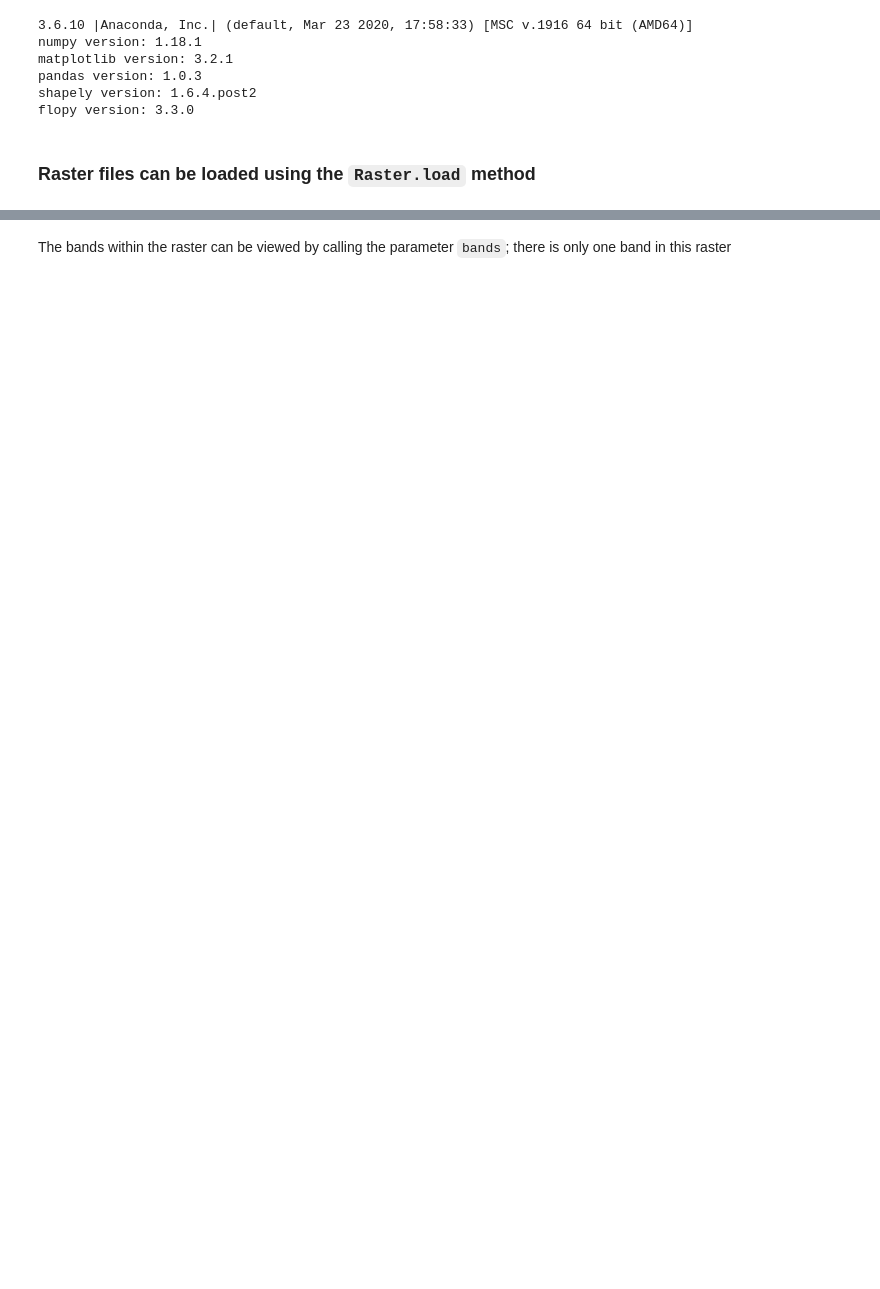
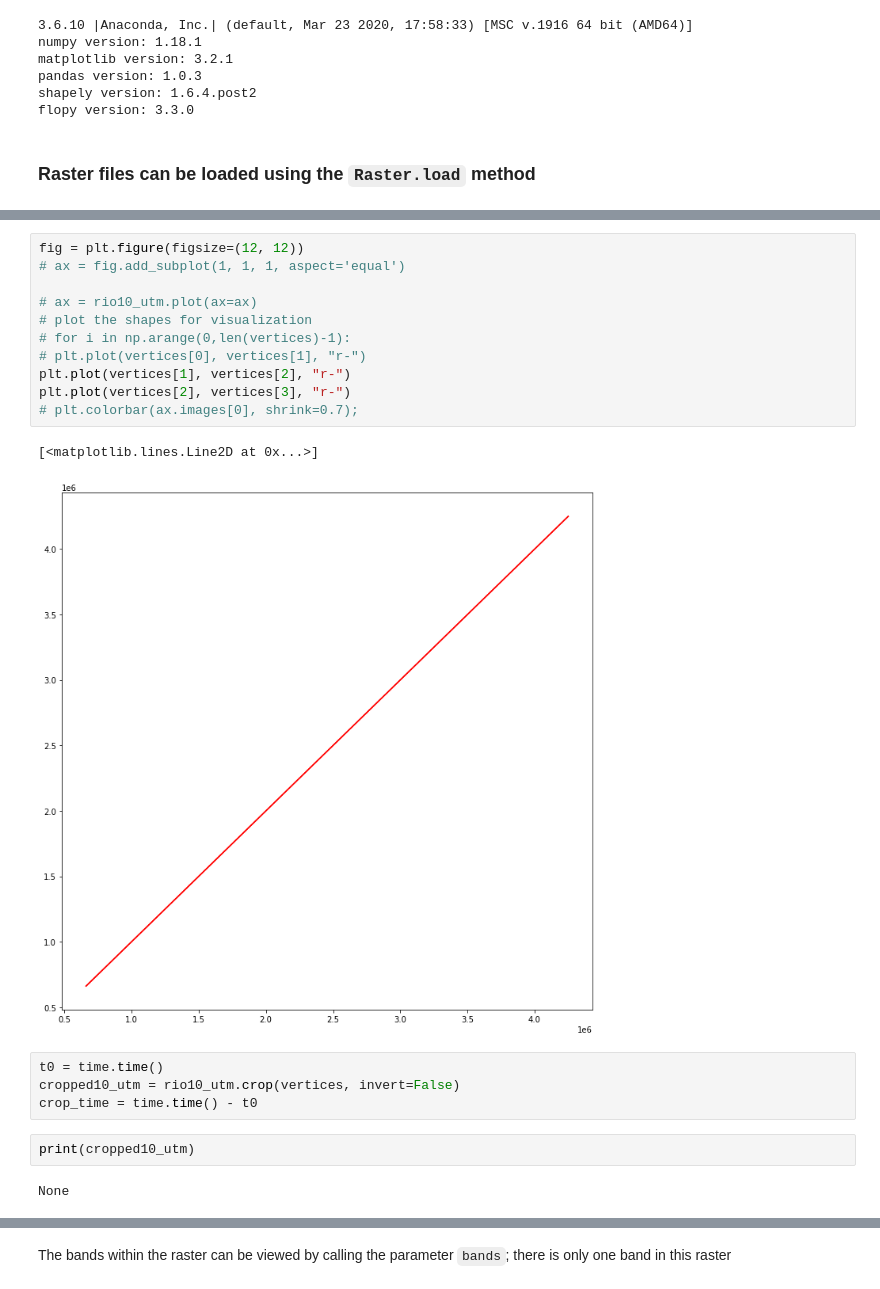
Before and after one commit to ajcalder/modflow-practice, a Jupyter notebook: BasicCosumnes/Basic Cosumnes.ipynb, the cells around one changed output, grey strips where cells are left out. Drawn from its saved outputs; the diff is of its cells as text; blank space fills up the shorter version.

```diff
--- a/BasicCosumnes/Basic Cosumnes.ipynb
+++ b/BasicCosumnes/Basic Cosumnes.ipynb
@@ -157,0 +272,22 @@ ModuleNotFoundError: No module named 'geopandas'
+# %%
+fig = plt.figure(figsize=(12, 12))
+# ax = fig.add_subplot(1, 1, 1, aspect='equal')
+
+# ax = rio10_utm.plot(ax=ax)
+# plot the shapes for visualization
+# for i in np.arange(0,len(vertices)-1):
+# plt.plot(vertices[0], vertices[1], "r-")
+plt.plot(vertices[1], vertices[2], "r-")
+plt.plot(vertices[2], vertices[3], "r-")
+# plt.colorbar(ax.images[0], shrink=0.7);
+# %% [output]
+[<matplotlib.lines.Line2D at 0x...>]
+[figure, added]
+# %%
+t0 = time.time()
+cropped10_utm = rio10_utm.crop(vertices, invert=False)
+crop_time = time.time() - t0
+# %%
+print(cropped10_utm)
+# %% [output]
+None
```
Also changed, not shown: parts of 32 cells of this notebook.
